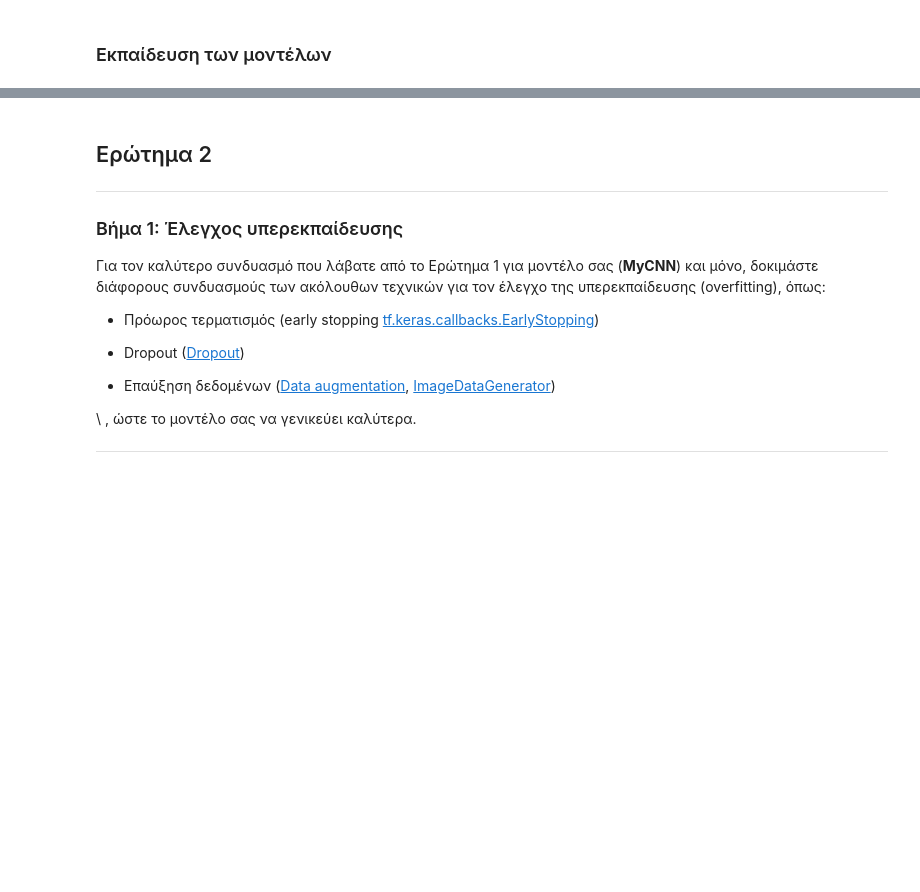
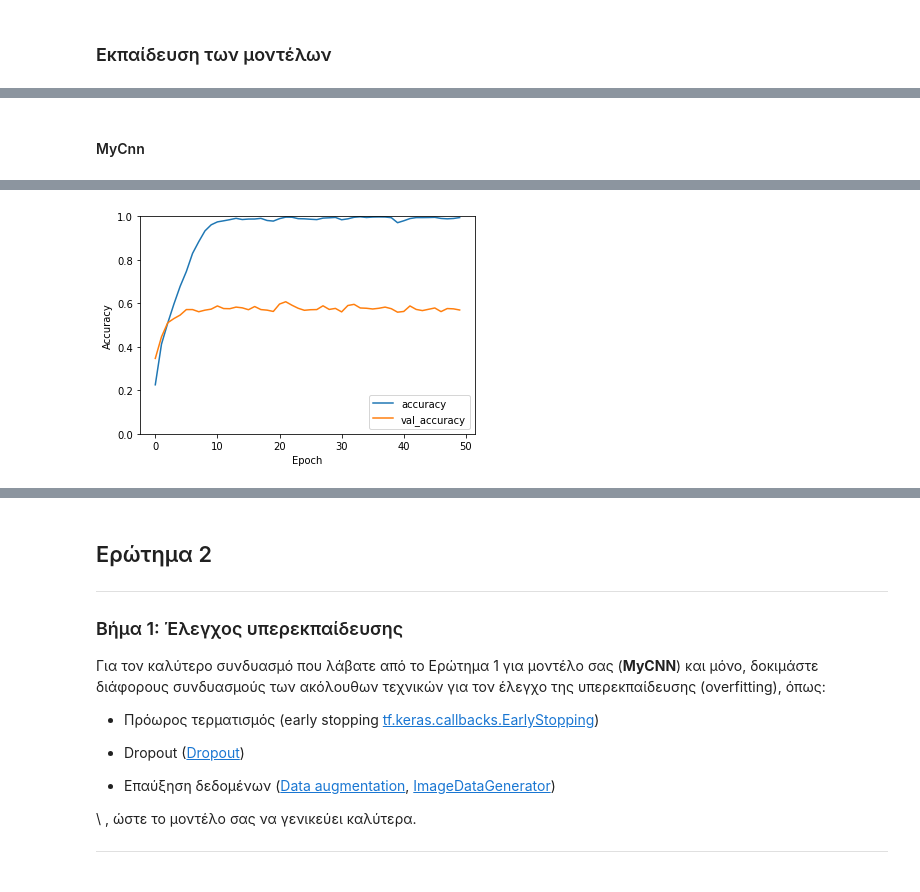
Before and after one commit to nikolastas/Image-and-Video-Analysis-and-Technology, a Jupyter notebook: ask2/2η_Ομαδική_Άσκηση.ipynb, the cells around one changed output, grey strips where cells are left out. Saved outputs shown, nothing was run; the diff lists cells and outputs as text; code cells hidden in the pictures; blank space fills up the shorter version.

```diff
--- a/ask2/2η_Ομαδική_Άσκηση.ipynb
+++ b/ask2/2η_Ομαδική_Άσκηση.ipynb
@@ -535,0 +567,6 @@ Epoch 50/50
+# %%
+MyCnn_model_1.compile(optimizer='Adam',
+              loss=tf.keras.losses.SparseCategoricalCrossentropy(from_logits=True),
+              metrics=['accuracy'])
+MyCnn_history_1 = MyCnn_model_1.fit(x_train, y_train_to20, epochs=50, batch_size=128,
+                    validation_data=(x_val, y_val_to20))
@@ -556,0 +734,6 @@ print_graph(VGG_history_2, VGG_model_2)
+# %% [markdown]
+#### MyCnn
+# %%
+MyCnn_model_1.save('MyCnn_model_1.h5')
+print_graph(MyCnn_history_1, MyCnn_model_1)
+# %% [output]
@@ -556,0 +741 @@ print_graph(VGG_history_2, VGG_model_2)
+[figure, added]
```
Also changed, not shown: parts of 72 cells of this notebook.
